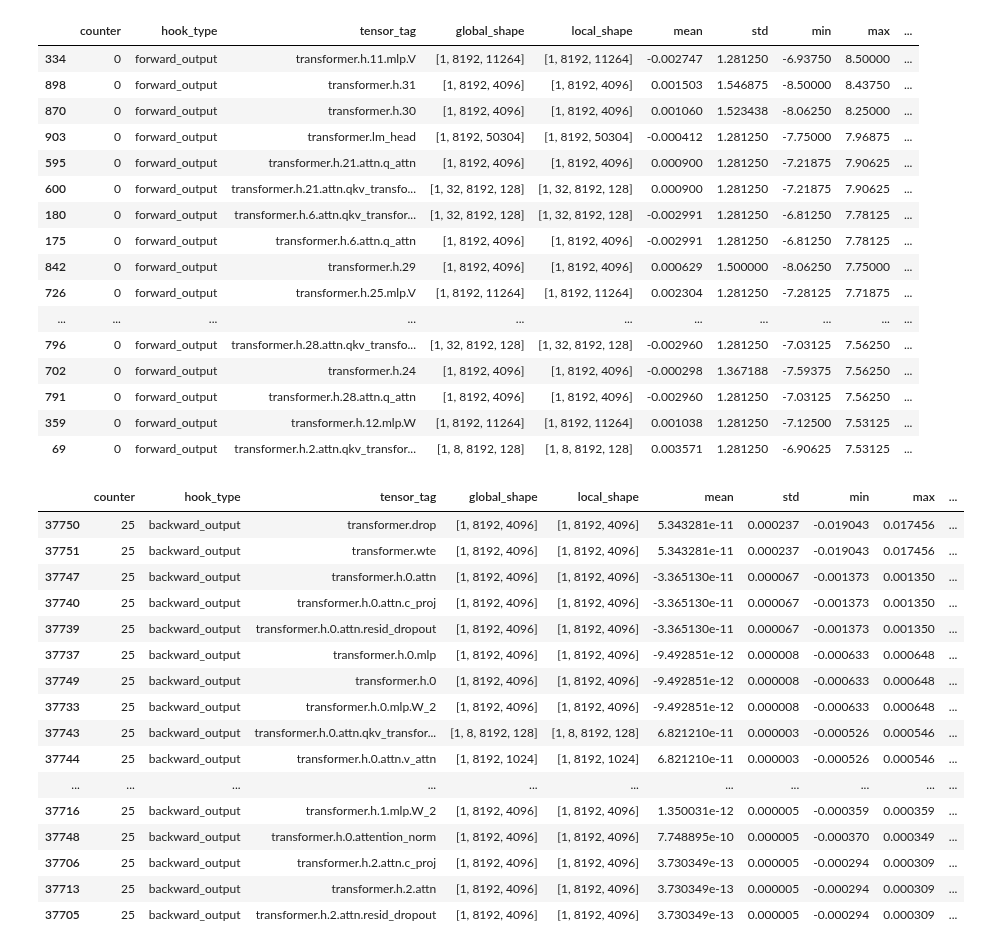
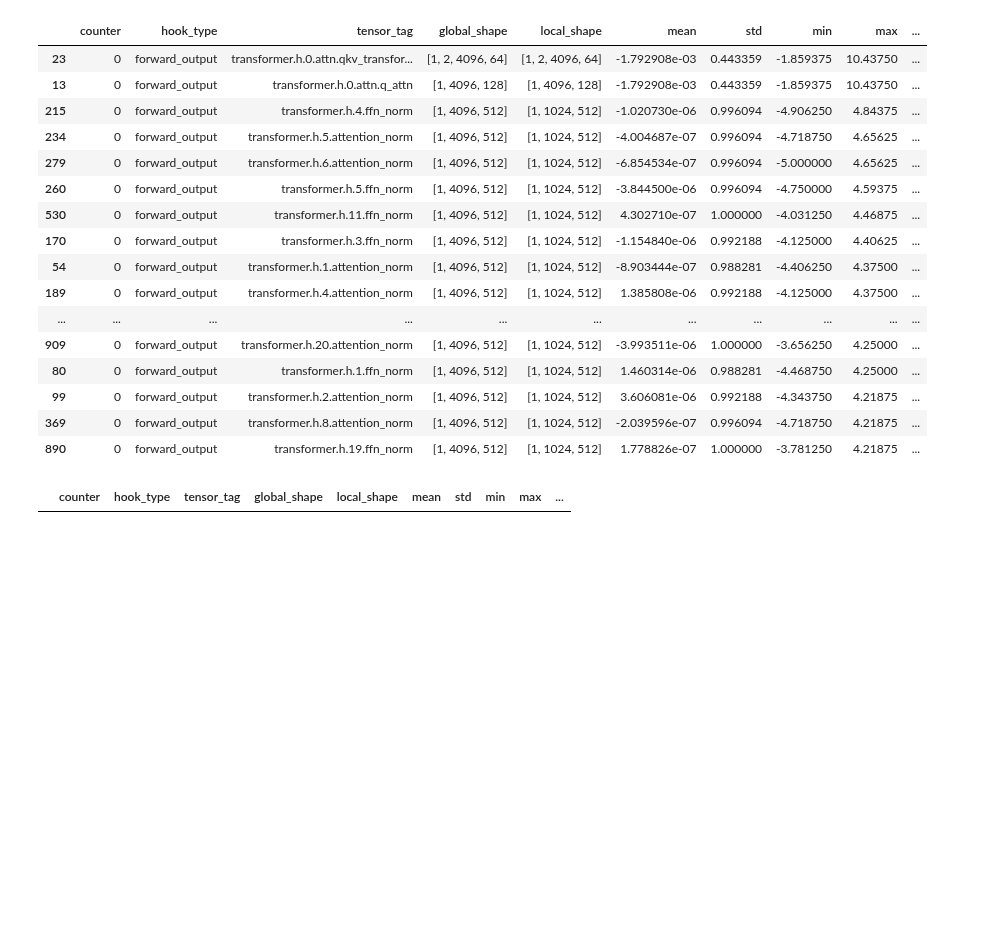
Before and after one commit to CYHSM/modalities, a Jupyter notebook: notebooks/debug_logs_analysis/model_step_analyser.ipynb, the cells around one changed output. Saved outputs shown, nothing was run; the diff lists cells and outputs as text; code cells hidden in the pictures; blank space fills up the shorter version.

```diff
--- a/notebooks/debug_logs_analysis/model_step_analyser.ipynb
+++ b/notebooks/debug_logs_analysis/model_step_analyser.ipynb
@@ -11,8 +14,7 @@ pd.set_option('display.max_colwidth', None)   # Show full content in each cell (
 # For pandas >= 1.0.0
 pd.set_option('display.max_colwidth', None)
 # %%
-log_file_path = Path("/leonardo_scratch/fast/EUHPC_D21_101/max_lue/experiments/8B_tests/checkpoints/2025-06-24__09-36-26_cb8f4503/debug/tensor_stats_rank_0.jsonl") # 128 ranks, TP = 4
-log_file_path = Path("/leonardo_scratch/fast/EUHPC_D21_101/max_lue/experiments/8B_tests/checkpoints/2025-06-24__10-03-46_a95b5a74/debug/tensor_stats_rank_0.jsonl") # 32 ranks , TP = 1
+log_file_path = Path("/raid/s3/opengptx/max_lue/repositories/modalities/data/checkpoints/2025-07-14__14-58-03_e39ded5c/logs/tensor_stats_rank_0.jsonl") # 32 ranks , TP = 1
 # %%
 tensor_stats_list = []
 with open(log_file_path, 'r') as file:
@@ -105,42 +59,26 @@ data_frame[(data_frame["counter"] == 1) & (data_frame["hook_type"] == "pre_forwa
 data_frame[(data_frame["counter"] == 0) & (data_frame["hook_type"] == "forward_output")].sort_values(by=["max"], ascending=False).head(20)
 # %% [output]
 |  | counter | hook_type | tensor_tag | global_shape | local_shape | mean | std | min | max | ... |
-| 334 | 0 | forward_output | transformer.h.11.mlp.V | [1, 8192, 11264] | [1, 8192, 11264] | -0.002747 | 1.281250 | -6.93750 | 8.50000 | ... |
-| 898 | 0 | forward_output | transformer.h.31 | [1, 8192, 4096] | [1, 8192, 4096] | 0.001503 | 1.546875 | -8.50000 | 8.43750 | ... |
-| 870 | 0 | forward_output | transformer.h.30 | [1, 8192, 4096] | [1, 8192, 4096] | 0.001060 | 1.523438 | -8.06250 | 8.25000 | ... |
-| 903 | 0 | forward_output | transformer.lm_head | [1, 8192, 50304] | [1, 8192, 50304] | -0.000412 | 1.281250 | -7.75000 | 7.96875 | ... |
-| 595 | 0 | forward_output | transformer.h.21.attn.q_attn | [1, 8192, 4096] | [1, 8192, 4096] | 0.000900 | 1.281250 | -7.21875 | 7.90625 | ... |
-| 600 | 0 | forward_output | transformer.h.21.attn.qkv_transfo... | [1, 32, 8192, 128] | [1, 32, 8192, 128] | 0.000900 | 1.281250 | -7.21875 | 7.90625 | ... |
-| 180 | 0 | forward_output | transformer.h.6.attn.qkv_transfor... | [1, 32, 8192, 128] | [1, 32, 8192, 128] | -0.002991 | 1.281250 | -6.81250 | 7.78125 | ... |
-| 175 | 0 | forward_output | transformer.h.6.attn.q_attn | [1, 8192, 4096] | [1, 8192, 4096] | -0.002991 | 1.281250 | -6.81250 | 7.78125 | ... |
-| 842 | 0 | forward_output | transformer.h.29 | [1, 8192, 4096] | [1, 8192, 4096] | 0.000629 | 1.500000 | -8.06250 | 7.75000 | ... |
-| 726 | 0 | forward_output | transformer.h.25.mlp.V | [1, 8192, 11264] | [1, 8192, 11264] | 0.002304 | 1.281250 | -7.28125 | 7.71875 | ... |
+| 23 | 0 | forward_output | transformer.h.0.attn.qkv_transfor... | [1, 2, 4096, 64] | [1, 2, 4096, 64] | -1.792908e-03 | 0.443359 | -1.859375 | 10.43750 | ... |
+| 13 | 0 | forward_output | transformer.h.0.attn.q_attn | [1, 4096, 128] | [1, 4096, 128] | -1.792908e-03 | 0.443359 | -1.859375 | 10.43750 | ... |
+| 215 | 0 | forward_output | transformer.h.4.ffn_norm | [1, 4096, 512] | [1, 1024, 512] | -1.020730e-06 | 0.996094 | -4.906250 | 4.84375 | ... |
+| 234 | 0 | forward_output | transformer.h.5.attention_norm | [1, 4096, 512] | [1, 1024, 512] | -4.004687e-07 | 0.996094 | -4.718750 | 4.65625 | ... |
+| 279 | 0 | forward_output | transformer.h.6.attention_norm | [1, 4096, 512] | [1, 1024, 512] | -6.854534e-07 | 0.996094 | -5.000000 | 4.65625 | ... |
+| 260 | 0 | forward_output | transformer.h.5.ffn_norm | [1, 4096, 512] | [1, 1024, 512] | -3.844500e-06 | 0.996094 | -4.750000 | 4.59375 | ... |
+| 530 | 0 | forward_output | transformer.h.11.ffn_norm | [1, 4096, 512] | [1, 1024, 512] | 4.302710e-07 | 1.000000 | -4.031250 | 4.46875 | ... |
+| 170 | 0 | forward_output | transformer.h.3.ffn_norm | [1, 4096, 512] | [1, 1024, 512] | -1.154840e-06 | 0.992188 | -4.125000 | 4.40625 | ... |
+| 54 | 0 | forward_output | transformer.h.1.attention_norm | [1, 4096, 512] | [1, 1024, 512] | -8.903444e-07 | 0.988281 | -4.406250 | 4.37500 | ... |
+| 189 | 0 | forward_output | transformer.h.4.attention_norm | [1, 4096, 512] | [1, 1024, 512] | 1.385808e-06 | 0.992188 | -4.125000 | 4.37500 | ... |
 | ... | ... | ... | ... | ... | ... | ... | ... | ... | ... | ... |
-| 796 | 0 | forward_output | transformer.h.28.attn.qkv_transfo... | [1, 32, 8192, 128] | [1, 32, 8192, 128] | -0.002960 | 1.281250 | -7.03125 | 7.56250 | ... |
-| 702 | 0 | forward_output | transformer.h.24 | [1, 8192, 4096] | [1, 8192, 4096] | -0.000298 | 1.367188 | -7.59375 | 7.56250 | ... |
-| 791 | 0 | forward_output | transformer.h.28.attn.q_attn | [1, 8192, 4096] | [1, 8192, 4096] | -0.002960 | 1.281250 | -7.03125 | 7.56250 | ... |
-| 359 | 0 | forward_output | transformer.h.12.mlp.W | [1, 8192, 11264] | [1, 8192, 11264] | 0.001038 | 1.281250 | -7.12500 | 7.53125 | ... |
-| 69 | 0 | forward_output | transformer.h.2.attn.qkv_transfor... | [1, 8, 8192, 128] | [1, 8, 8192, 128] | 0.003571 | 1.281250 | -6.90625 | 7.53125 | ... |
+| 909 | 0 | forward_output | transformer.h.20.attention_norm | [1, 4096, 512] | [1, 1024, 512] | -3.993511e-06 | 1.000000 | -3.656250 | 4.25000 | ... |
+| 80 | 0 | forward_output | transformer.h.1.ffn_norm | [1, 4096, 512] | [1, 1024, 512] | 1.460314e-06 | 0.988281 | -4.468750 | 4.25000 | ... |
+| 99 | 0 | forward_output | transformer.h.2.attention_norm | [1, 4096, 512] | [1, 1024, 512] | 3.606081e-06 | 0.992188 | -4.343750 | 4.21875 | ... |
+| 369 | 0 | forward_output | transformer.h.8.attention_norm | [1, 4096, 512] | [1, 1024, 512] | -2.039596e-07 | 0.996094 | -4.718750 | 4.21875 | ... |
+| 890 | 0 | forward_output | transformer.h.19.ffn_norm | [1, 4096, 512] | [1, 1024, 512] | 1.778826e-07 | 1.000000 | -3.781250 | 4.21875 | ... |
 # %%
-data_frame[(data_frame["counter"] == 25) & (data_frame["hook_type"] == "backward_output")].sort_values(by=["max"], ascending=False).head(20)
+data_frame[(data_frame["counter"] == 10) & (data_frame["hook_type"] == "backward_output")].sort_values(by=["max"], ascending=False).head(20)
 # %% [output]
 |  | counter | hook_type | tensor_tag | global_shape | local_shape | mean | std | min | max | ... |
-| 37750 | 25 | backward_output | transformer.drop | [1, 8192, 4096] | [1, 8192, 4096] | 5.343281e-11 | 0.000237 | -0.019043 | 0.017456 | ... |
-| 37751 | 25 | backward_output | transformer.wte | [1, 8192, 4096] | [1, 8192, 4096] | 5.343281e-11 | 0.000237 | -0.019043 | 0.017456 | ... |
-| 37747 | 25 | backward_output | transformer.h.0.attn | [1, 8192, 4096] | [1, 8192, 4096] | -3.365130e-11 | 0.000067 | -0.001373 | 0.001350 | ... |
-| 37740 | 25 | backward_output | transformer.h.0.attn.c_proj | [1, 8192, 4096] | [1, 8192, 4096] | -3.365130e-11 | 0.000067 | -0.001373 | 0.001350 | ... |
-| 37739 | 25 | backward_output | transformer.h.0.attn.resid_dropout | [1, 8192, 4096] | [1, 8192, 4096] | -3.365130e-11 | 0.000067 | -0.001373 | 0.001350 | ... |
-| 37737 | 25 | backward_output | transformer.h.0.mlp | [1, 8192, 4096] | [1, 8192, 4096] | -9.492851e-12 | 0.000008 | -0.000633 | 0.000648 | ... |
-| 37749 | 25 | backward_output | transformer.h.0 | [1, 8192, 4096] | [1, 8192, 4096] | -9.492851e-12 | 0.000008 | -0.000633 | 0.000648 | ... |
-| 37733 | 25 | backward_output | transformer.h.0.mlp.W_2 | [1, 8192, 4096] | [1, 8192, 4096] | -9.492851e-12 | 0.000008 | -0.000633 | 0.000648 | ... |
-| 37743 | 25 | backward_output | transformer.h.0.attn.qkv_transfor... | [1, 8, 8192, 128] | [1, 8, 8192, 128] | 6.821210e-11 | 0.000003 | -0.000526 | 0.000546 | ... |
-| 37744 | 25 | backward_output | transformer.h.0.attn.v_attn | [1, 8192, 1024] | [1, 8192, 1024] | 6.821210e-11 | 0.000003 | -0.000526 | 0.000546 | ... |
-| ... | ... | ... | ... | ... | ... | ... | ... | ... | ... | ... |
-| 37716 | 25 | backward_output | transformer.h.1.mlp.W_2 | [1, 8192, 4096] | [1, 8192, 4096] | 1.350031e-12 | 0.000005 | -0.000359 | 0.000359 | ... |
-| 37748 | 25 | backward_output | transformer.h.0.attention_norm | [1, 8192, 4096] | [1, 8192, 4096] | 7.748895e-10 | 0.000005 | -0.000370 | 0.000349 | ... |
-| 37706 | 25 | backward_output | transformer.h.2.attn.c_proj | [1, 8192, 4096] | [1, 8192, 4096] | 3.730349e-13 | 0.000005 | -0.000294 | 0.000309 | ... |
-| 37713 | 25 | backward_output | transformer.h.2.attn | [1, 8192, 4096] | [1, 8192, 4096] | 3.730349e-13 | 0.000005 | -0.000294 | 0.000309 | ... |
-| 37705 | 25 | backward_output | transformer.h.2.attn.resid_dropout | [1, 8192, 4096] | [1, 8192, 4096] | 3.730349e-13 | 0.000005 | -0.000294 | 0.000309 | ... |
 # %%
 data_frame[(data_frame["counter"] == 0) & (data_frame["hook_type"] == "backward_output")].sort_values(by=["max"], ascending=True)
 # %% [output]
```
Also changed, not shown: parts of 6 cells of this notebook, 6 other files.
